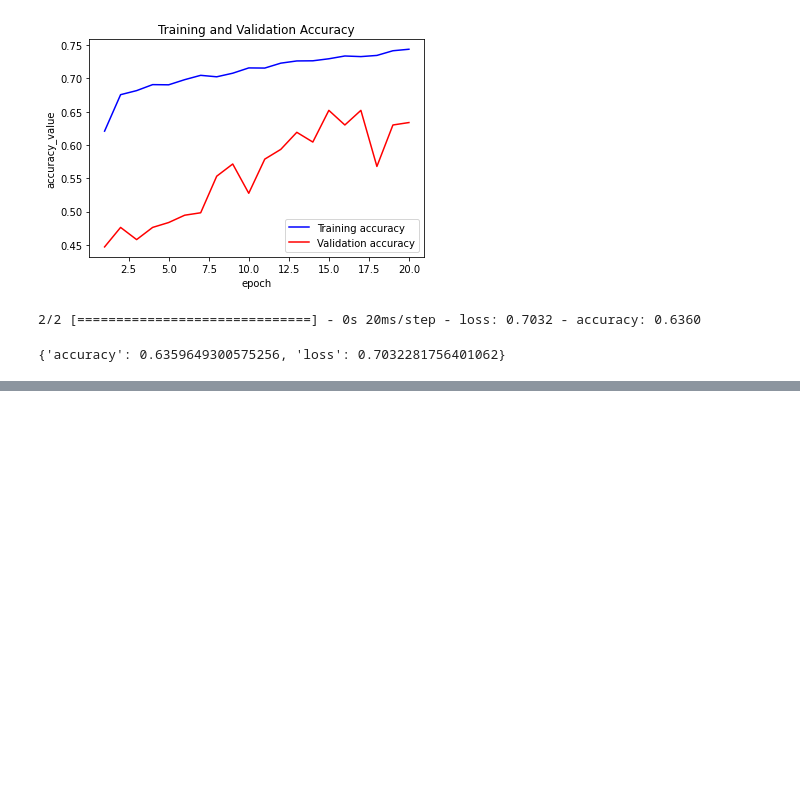
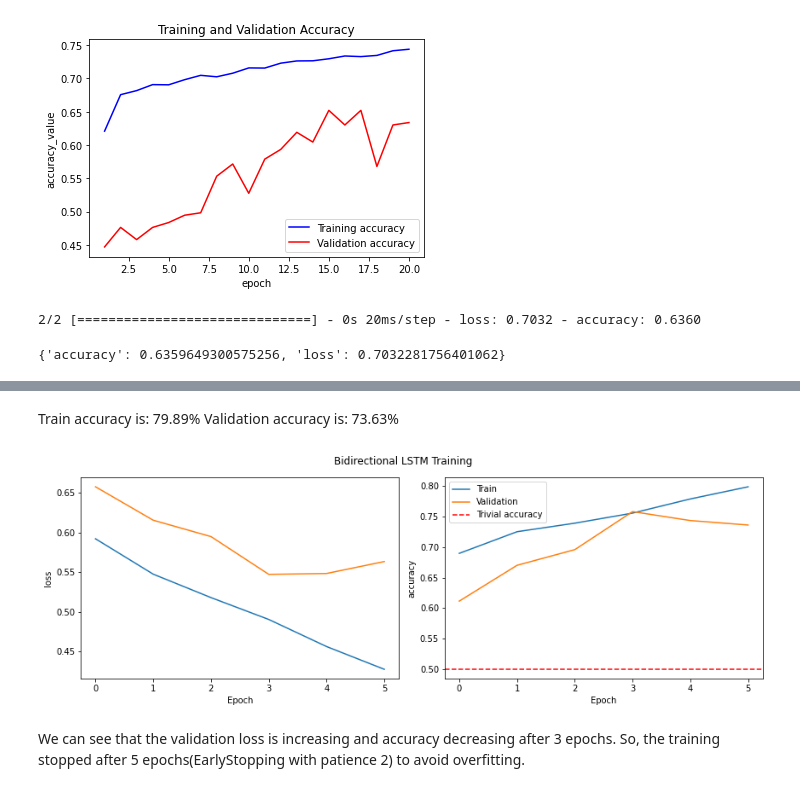
Before and after one commit to PadmajaVB/Sexist-Statement-Detection, a Jupyter notebook: SexistCommentDetection_Final.ipynb, the cells around one changed output, grey strips where cells are left out. Cells and saved outputs as stored; diff of their text form; code cells hidden in the pictures; blank space fills up the shorter version.

Commit message:
all models

```diff
--- a/SexistCommentDetection_Final.ipynb
+++ b/SexistCommentDetection_Final.ipynb
@@ -1146,0 +1256,9 @@ dict(zip(model3.metrics_names, result))
+# %%
+input_layer = Input((None, 300), name='input')
+bid_lstm_1 = Bidirectional(LSTM(128, return_sequences=True))(input_layer)
+dropout_1 = Dropout(0.5)(bid_lstm_1)
+bid_lstm_2 = Bidirectional(LSTM(128, return_sequences=False))(dropout_1)
+dropout_2 = Dropout(0.5)(bid_lstm_2)
+dense = Dense(1, activation='sigmoid')(dropout_2)
+
+lstm_model = Model(inputs=input_layer, outputs=dense)
@@ -1146,0 +1288,5 @@ dict(zip(model3.metrics_names, result))
+# %%
+lstm_model.compile(optimizer=tf.keras.optimizers.Adam(), loss='bce', metrics=['accuracy'])
+# %%
+callback = tf.keras.callbacks.EarlyStopping(monitor='val_loss', patience=2)
+history = lstm_model.fit(train_dataset, epochs=10, validation_data=val_dataset, verbose=1, callbacks=[callback])
@@ -1146,0 +1306,21 @@ dict(zip(model3.metrics_names, result))
+# %% [markdown]
+Train accuracy is: 79.89%
+Validation accuracy is: 73.63%
+# %%
+def plot_history(history, name):
+    fig, ax = plt.subplots(1,2, figsize=(12,4))
+    for i, metric in enumerate(['loss', 'accuracy']):
+        ax[i].plot(history.history[metric], label='Train')
+        ax[i].plot(history.history['val_'+metric], label='Validation')
+        if metric == 'accuracy': ax[i].axhline(0.5, c='r', ls='--', label='Trivial accuracy')
+        ax[i].set_xlabel('Epoch')
+        ax[i].set_ylabel(metric)
+    plt.suptitle(f'{name} Training', y=1.05)
+    plt.legend()
+    plt.tight_layout()
+# %%
+plot_history(history, 'Bidirectional LSTM')
+# %% [output]
+[figure, added]
+# %% [markdown]
+We can see that the validation loss is increasing and accuracy decreasing after 3 epochs. So, the training stopped after 5 epochs(EarlyStopping with patience 2) to avoid overfitting.
```
Also changed, not shown: parts of 67 cells of this notebook.
